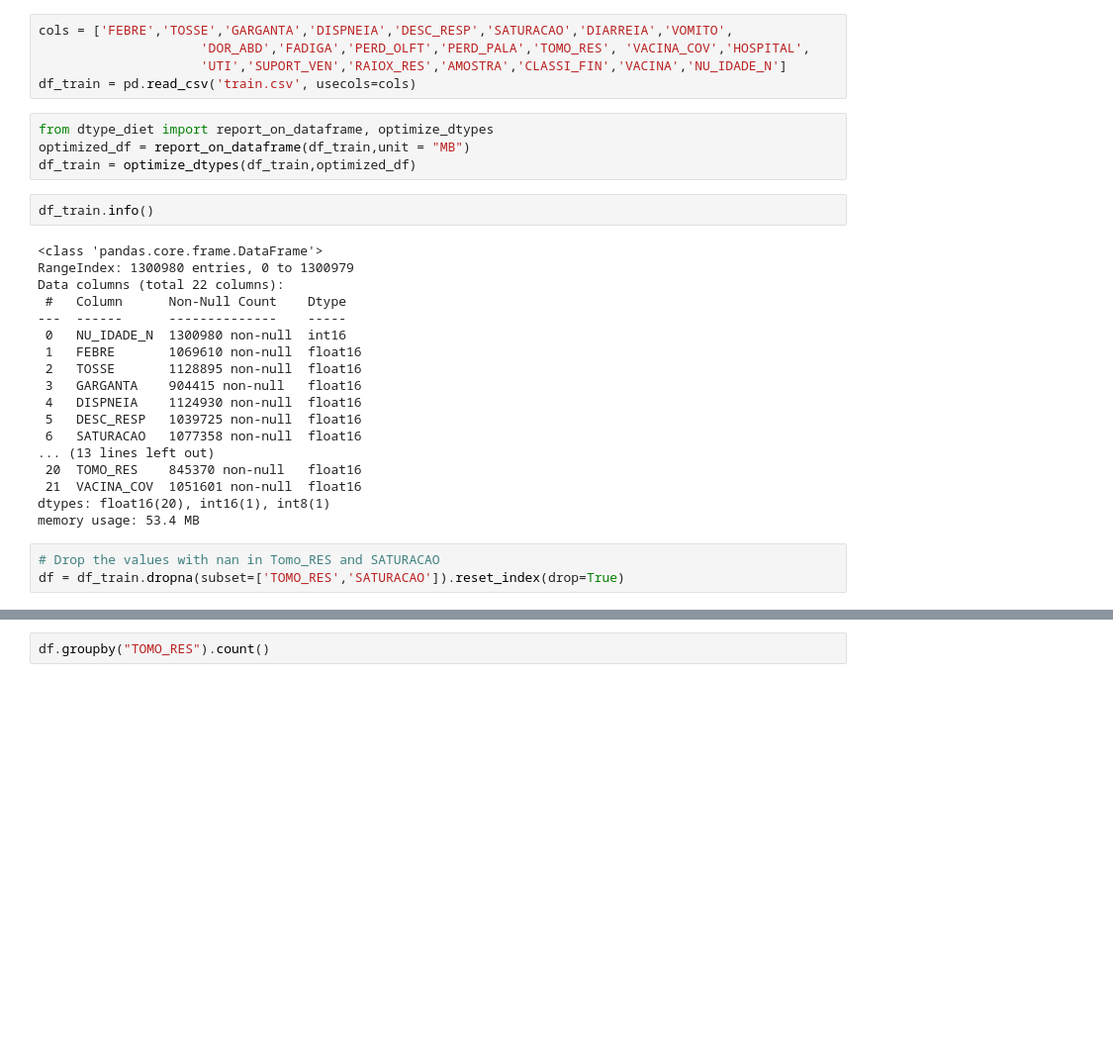
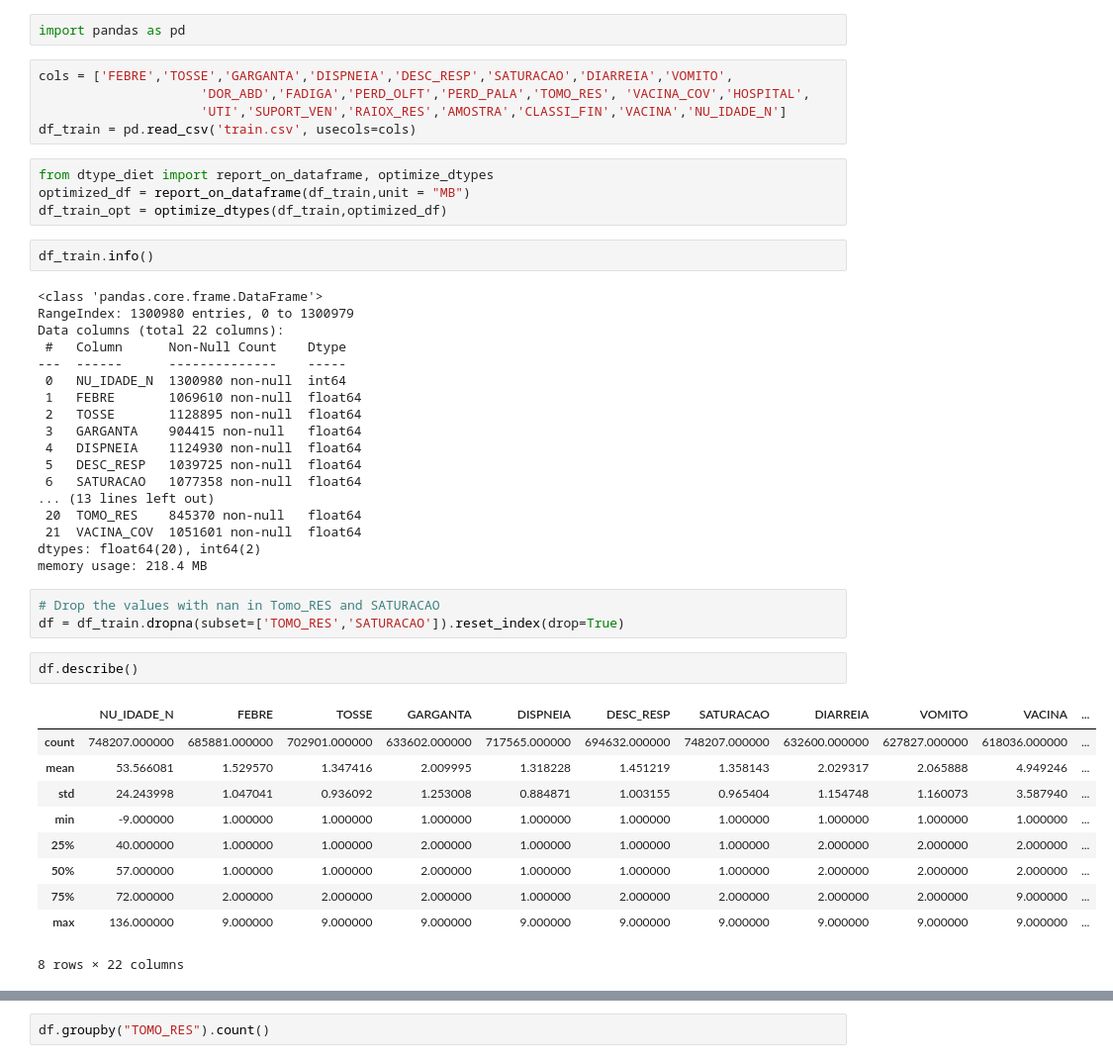
Before and after one commit to ygorbalves/Kaggle-SRAG, a Jupyter notebook: SRAG Data.ipynb, the cells around one changed output, grey strips where cells are left out. Shown at 99% size. Cells and saved outputs as stored; diff of their text form; blank space fills up the shorter version.

```diff
--- a/SRAG Data.ipynb
+++ b/SRAG Data.ipynb
@@ -15,6 +14,8 @@ import pandas.util.testing as tm
 from statsmodels.graphics.tsaplots import plot_acf
 from statsmodels.graphics.tsaplots import plot_pacf
 from matplotlib import pyplot
+# %%
+import pandas as pd
 # %%
 cols = ['FEBRE','TOSSE','GARGANTA','DISPNEIA','DESC_RESP','SATURACAO','DIARREIA','VOMITO',
                      'DOR_ABD','FADIGA','PERD_OLFT','PERD_PALA','TOMO_RES', 'VACINA_COV','HOSPITAL',
@@ -23,7 +24,7 @@ df_train = pd.read_csv('train.csv', usecols=cols)
 # %%
 from dtype_diet import report_on_dataframe, optimize_dtypes
 optimized_df = report_on_dataframe(df_train,unit = "MB")
-df_train = optimize_dtypes(df_train,optimized_df)
+df_train_opt = optimize_dtypes(df_train,optimized_df)
 # %%
 df_train.info()
 # %% [output]
@@ -32,18 +33,31 @@ RangeIndex: 1300980 entries, 0 to 1300979
 Data columns (total 22 columns):
  #   Column      Non-Null Count    Dtype
 ---  ------      --------------    -----
- 0   NU_IDADE_N  1300980 non-null  int16
- 1   FEBRE       1069610 non-null  float16
- 2   TOSSE       1128895 non-null  float16
- 3   GARGANTA    904415 non-null   float16
- 4   DISPNEIA    1124930 non-null  float16
- 5   DESC_RESP   1039725 non-null  float16
- 6   SATURACAO   1077358 non-null  float16
+ 0   NU_IDADE_N  1300980 non-null  int64
+ 1   FEBRE       1069610 non-null  float64
+ 2   TOSSE       1128895 non-null  float64
+ 3   GARGANTA    904415 non-null   float64
+ 4   DISPNEIA    1124930 non-null  float64
+ 5   DESC_RESP   1039725 non-null  float64
+ 6   SATURACAO   1077358 non-null  float64
 ... (13 lines left out)
- 20  TOMO_RES    845370 non-null   float16
- 21  VACINA_COV  1051601 non-null  float16
-dtypes: float16(20), int16(1), int8(1)
-memory usage: 53.4 MB
+ 20  TOMO_RES    845370 non-null   float64
+ 21  VACINA_COV  1051601 non-null  float64
+dtypes: float64(20), int64(2)
+memory usage: 218.4 MB
 # %%
 # Drop the values with nan in Tomo_RES and SATURACAO
 df = df_train.dropna(subset=['TOMO_RES','SATURACAO']).reset_index(drop=True)
+# %%
+df.describe()
+# %% [output]
+|  | NU_IDADE_N | FEBRE | TOSSE | GARGANTA | DISPNEIA | DESC_RESP | SATURACAO | DIARREIA | VOMITO | VACINA | ... |
+| count | 748207.000000 | 685881.000000 | 702901.000000 | 633602.000000 | 717565.000000 | 694632.000000 | 748207.000000 | 632600.000000 | 627827.000000 | 618036.000000 | ... |
+| mean | 53.566081 | 1.529570 | 1.347416 | 2.009995 | 1.318228 | 1.451219 | 1.358143 | 2.029317 | 2.065888 | 4.949246 | ... |
+| std | 24.243998 | 1.047041 | 0.936092 | 1.253008 | 0.884871 | 1.003155 | 0.965404 | 1.154748 | 1.160073 | 3.587940 | ... |
+| min | -9.000000 | 1.000000 | 1.000000 | 1.000000 | 1.000000 | 1.000000 | 1.000000 | 1.000000 | 1.000000 | 1.000000 | ... |
+| 25% | 40.000000 | 1.000000 | 1.000000 | 2.000000 | 1.000000 | 1.000000 | 1.000000 | 2.000000 | 2.000000 | 2.000000 | ... |
+| 50% | 57.000000 | 1.000000 | 1.000000 | 2.000000 | 1.000000 | 1.000000 | 1.000000 | 2.000000 | 2.000000 | 2.000000 | ... |
+| 75% | 72.000000 | 2.000000 | 2.000000 | 2.000000 | 1.000000 | 2.000000 | 2.000000 | 2.000000 | 2.000000 | 9.000000 | ... |
+| max | 136.000000 | 9.000000 | 9.000000 | 9.000000 | 9.000000 | 9.000000 | 9.000000 | 9.000000 | 9.000000 | 9.000000 | ... |
+8 rows × 22 columns
```
Also changed, not shown: parts of 8 cells of this notebook, 25 other files.
